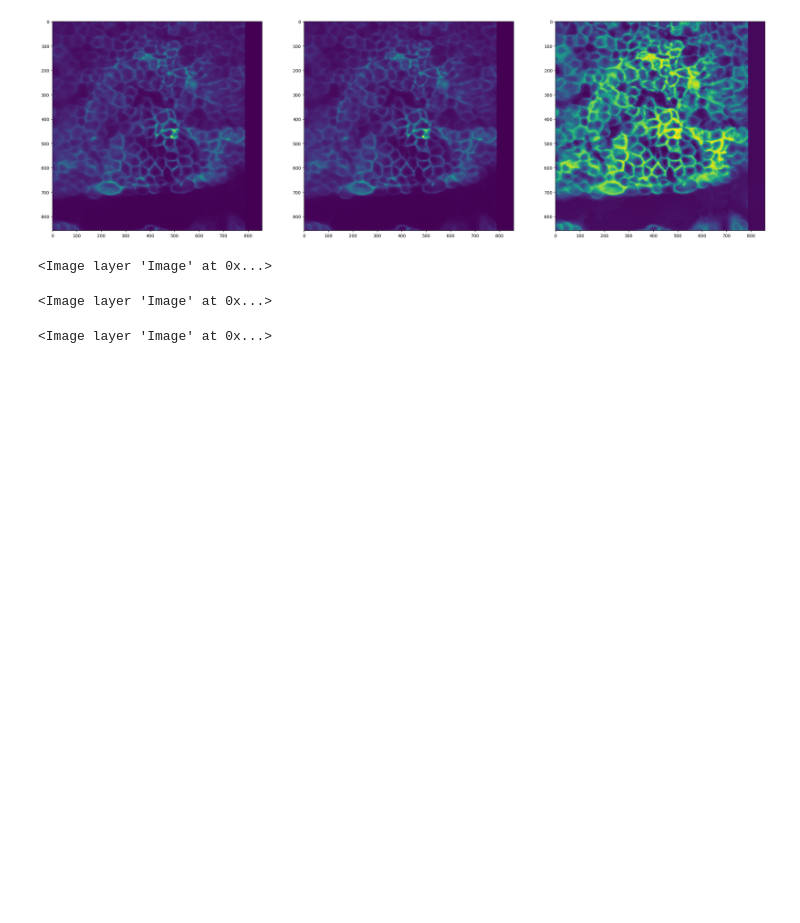
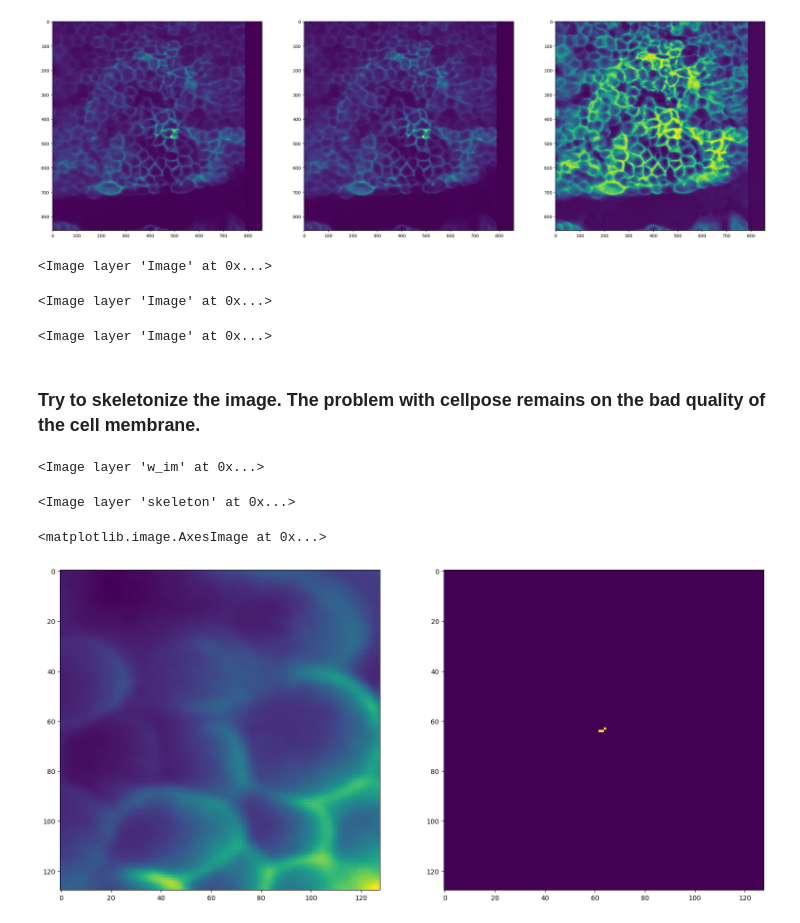
Before and after one commit to P8UXaE/light_sheet_domes, a Jupyter notebook: maskIteration.ipynb, the cells around one changed output. Saved outputs shown, nothing was run; the diff lists cells and outputs as text; code cells hidden in the pictures; blank space fills up the shorter version.

```diff
--- a/maskIteration.ipynb
+++ b/maskIteration.ipynb
@@ -124,3 +128,35 @@ viewer = napari.Viewer()
 viewer.add_image(adjust_hist(image_denoise[5]))
 # %% [output]
 <Image layer 'Image' at 0x...>
+# %% [markdown]
+### Try to skeletonize the image. The problem with cellpose remains on the bad quality of the cell membrane.
+# %%
+w_im = image_denoise[5]
+viewer = napari.Viewer()
+viewer.add_image(w_im)
+# %% [output]
+<Image layer 'w_im' at 0x...>
+# %%
+def skeletonize(im):
+    skeleton=[]
+    for i in im:
+        i = sk.morphology.skeletonize(i)
+        skeleton.append(i)
+    return np.array(skeleton)
+
+skeleton = skeletonize(w_im)
+
+viewer.add_image(skeleton)
+# %% [output]
+<Image layer 'skeleton' at 0x...>
+# %%
+ww_im = w_im[465][100:228, 100:228]
+
+plt.figure(figsize=(40,20))
+plt.subplot(1,4,1)
+plt.imshow(ww_im)
+plt.subplot(1,4,2)
+plt.imshow(sk.morphology.skeletonize(ww_im))
+# %% [output]
+<matplotlib.image.AxesImage at 0x...>
+[figure, added]
```
Also changed, not shown: parts of 2 cells of this notebook, 2 other files.
